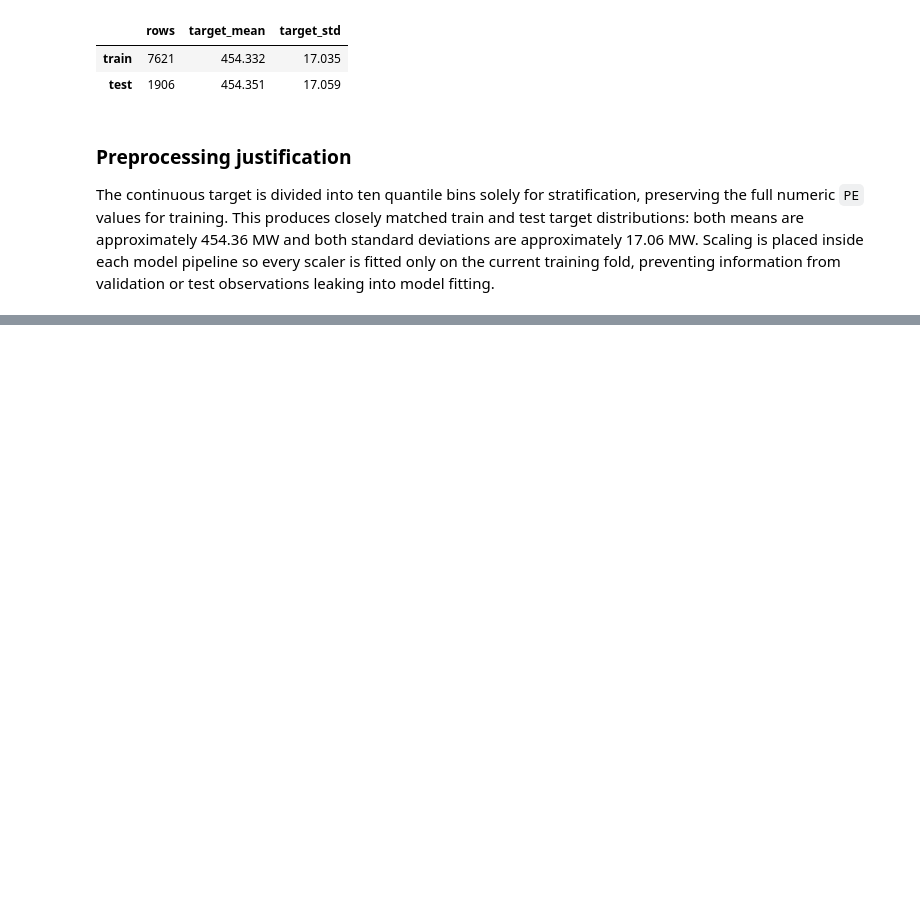
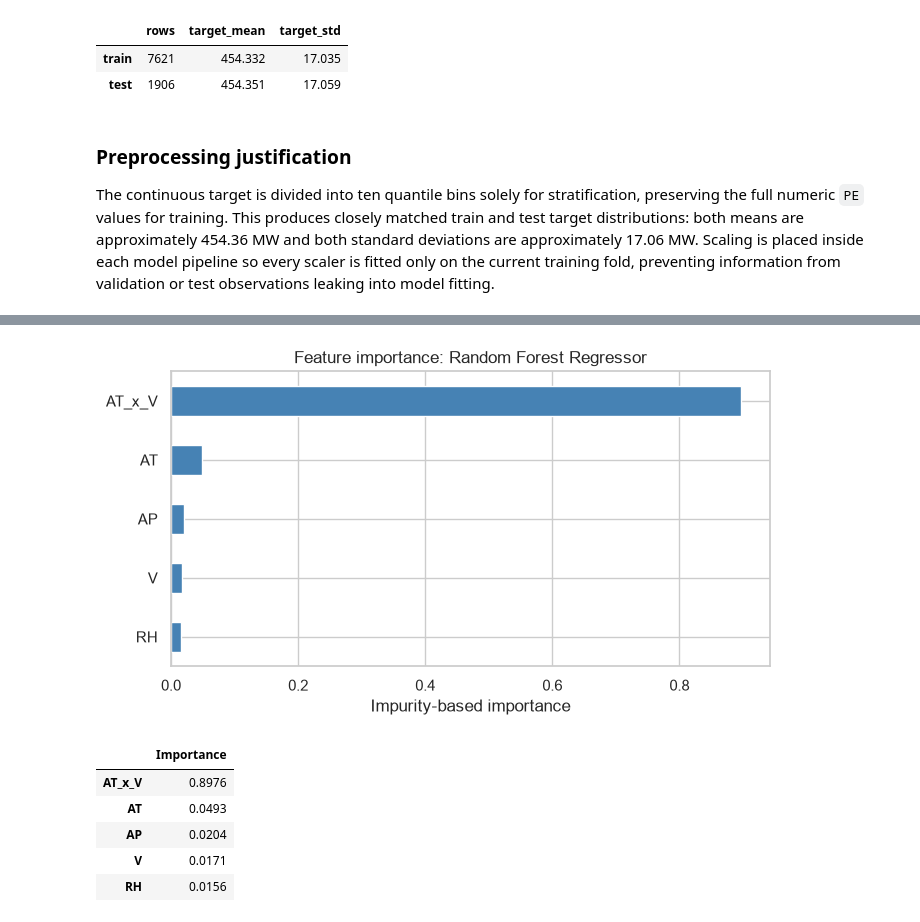
Before and after one commit to arhamgarg/ml-capstone, a Jupyter notebook: notebooks/regression.ipynb, the cells around one changed output, grey strips where cells are left out. Cells and saved outputs as stored; diff of their text form; code cells hidden in the pictures; blank space fills up the shorter version.

```diff
--- a/notebooks/regression.ipynb
+++ b/notebooks/regression.ipynb
@@ -216,0 +219,12 @@ The continuous target is divided into ten quantile bins solely for stratificatio
+# %%
+from sklearn.ensemble import GradientBoostingRegressor, RandomForestRegressor
+from sklearn.linear_model import ElasticNet, Lasso, LinearRegression, Ridge
+from sklearn.metrics import mean_absolute_error, r2_score, root_mean_squared_error
+from sklearn.model_selection import GridSearchCV, KFold, cross_val_score
+from sklearn.neighbors import KNeighborsRegressor
+from sklearn.pipeline import Pipeline
+from sklearn.preprocessing import PolynomialFeatures, RobustScaler
+from sklearn.svm import SVR
+from sklearn.tree import DecisionTreeRegressor
+
+cv = KFold(n_splits=5, shuffle=True, random_state=RANDOM_STATE)
@@ -216,0 +426,20 @@ The continuous target is divided into ten quantile bins solely for stratificatio
+# %%
+tree_model_name = results[results["Model"].isin([
+    "Decision Tree Regressor", "Random Forest Regressor", "Gradient Boosting Regressor"
+])].iloc[0]["Model"]
+tree_model = fitted_models[tree_model_name]
+feature_importance = pd.Series(tree_model.feature_importances_, index=X_train.columns).sort_values()
+feature_importance.plot.barh(figsize=(7, 4), color="steelblue")
+plt.title(f"Feature importance: {tree_model_name}")
+plt.xlabel("Impurity-based importance")
+plt.tight_layout()
+plt.show()
+display(feature_importance.sort_values(ascending=False).rename("Importance").round(4).to_frame())
+# %% [output]
+[figure, added]
+|  | Importance |
+| AT_x_V | 0.8976 |
+| AT | 0.0493 |
+| AP | 0.0204 |
+| V | 0.0171 |
+| RH | 0.0156 |
```
Also changed, not shown: parts of 17 cells of this notebook.
